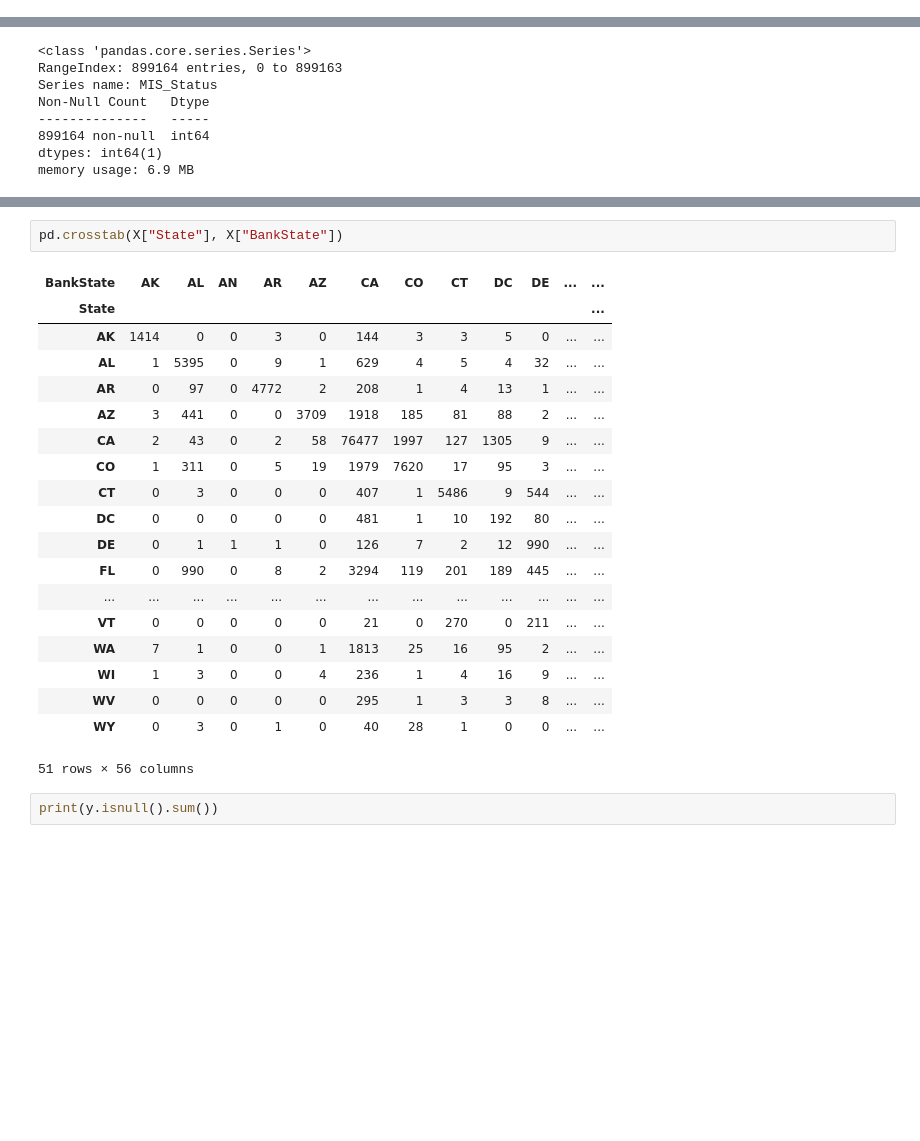
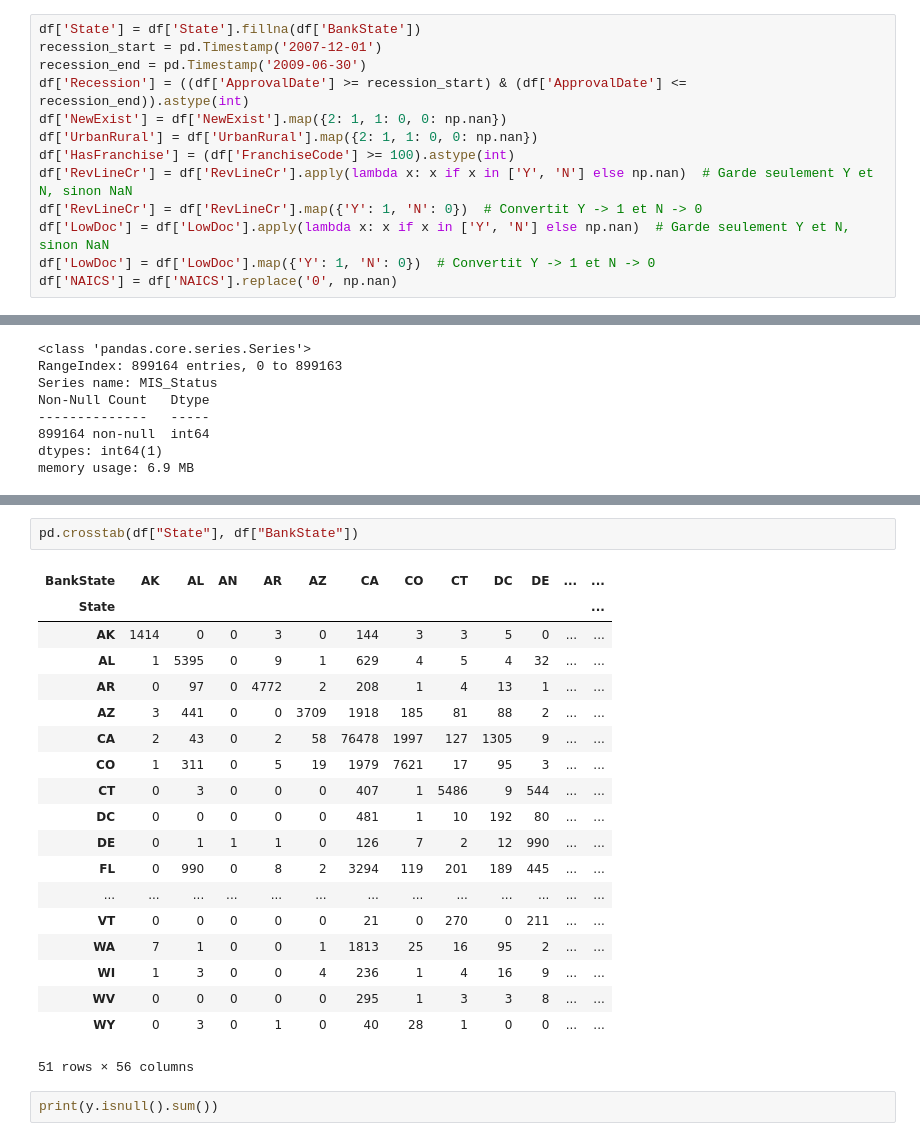
Before and after one commit to istaion/US_SBA_classification, a Jupyter notebook: modelisation.ipynb, the cells around one changed output, grey strips where cells are left out. Saved outputs shown, nothing was run; the diff lists cells and outputs as text; blank space fills up the shorter version.

```diff
--- a/modelisation.ipynb
+++ b/modelisation.ipynb
@@ -223,5 +227,18 @@ df['MIS_Status'] = df['MIS_Status'].map({'P I F': 1, 'CHGOFF': 0})
 # %% [markdown]
 # Preparation des données :
+# %%
+df['State'] = df['State'].fillna(df['BankState'])
+recession_start = pd.Timestamp('2007-12-01')
+recession_end = pd.Timestamp('2009-06-30')
+df['Recession'] = ((df['ApprovalDate'] >= recession_start) & (df['ApprovalDate'] <= recession_end)).astype(int)
+df['NewExist'] = df['NewExist'].map({2: 1, 1: 0, 0: np.nan})
+df['UrbanRural'] = df['UrbanRural'].map({2: 1, 1: 0, 0: np.nan})
+df['HasFranchise'] = (df['FranchiseCode'] >= 100).astype(int)
+df['RevLineCr'] = df['RevLineCr'].apply(lambda x: x if x in ['Y', 'N'] else np.nan)  # Garde seulement Y et N, sinon NaN
+df['RevLineCr'] = df['RevLineCr'].map({'Y': 1, 'N': 0})  # Convertit Y -> 1 et N -> 0
+df['LowDoc'] = df['LowDoc'].apply(lambda x: x if x in ['Y', 'N'] else np.nan)  # Garde seulement Y et N, sinon NaN
+df['LowDoc'] = df['LowDoc'].map({'Y': 1, 'N': 0})  # Convertit Y -> 1 et N -> 0
+df['NAICS'] = df['NAICS'].replace('0', np.nan)
 # %%
 features_of_interest = [
     "State",
@@ -291,15 +302,15 @@ BankState            1566
 dtype: int64
 # %%
-pd.crosstab(X["State"], X["BankState"])
+pd.crosstab(df["State"], df["BankState"])
 # %% [output]
 | BankState | AK | AL | AN | AR | AZ | CA | CO | CT | DC | DE | ... | ... |
 | State |  |  |  |  |  |  |  |  |  |  |  | ... |
 | AK | 1414 | 0 | 0 | 3 | 0 | 144 | 3 | 3 | 5 | 0 | ... | ... |
 | AL | 1 | 5395 | 0 | 9 | 1 | 629 | 4 | 5 | 4 | 32 | ... | ... |
 | AR | 0 | 97 | 0 | 4772 | 2 | 208 | 1 | 4 | 13 | 1 | ... | ... |
 | AZ | 3 | 441 | 0 | 0 | 3709 | 1918 | 185 | 81 | 88 | 2 | ... | ... |
-| CA | 2 | 43 | 0 | 2 | 58 | 76477 | 1997 | 127 | 1305 | 9 | ... | ... |
-| CO | 1 | 311 | 0 | 5 | 19 | 1979 | 7620 | 17 | 95 | 3 | ... | ... |
+| CA | 2 | 43 | 0 | 2 | 58 | 76478 | 1997 | 127 | 1305 | 9 | ... | ... |
+| CO | 1 | 311 | 0 | 5 | 19 | 1979 | 7621 | 17 | 95 | 3 | ... | ... |
 | CT | 0 | 3 | 0 | 0 | 0 | 407 | 1 | 5486 | 9 | 544 | ... | ... |
 | DC | 0 | 0 | 0 | 0 | 0 | 481 | 1 | 10 | 192 | 80 | ... | ... |
 | DE | 0 | 1 | 1 | 1 | 0 | 126 | 7 | 2 | 12 | 990 | ... | ... |
```
Also changed, not shown: parts of 17 cells of this notebook.
